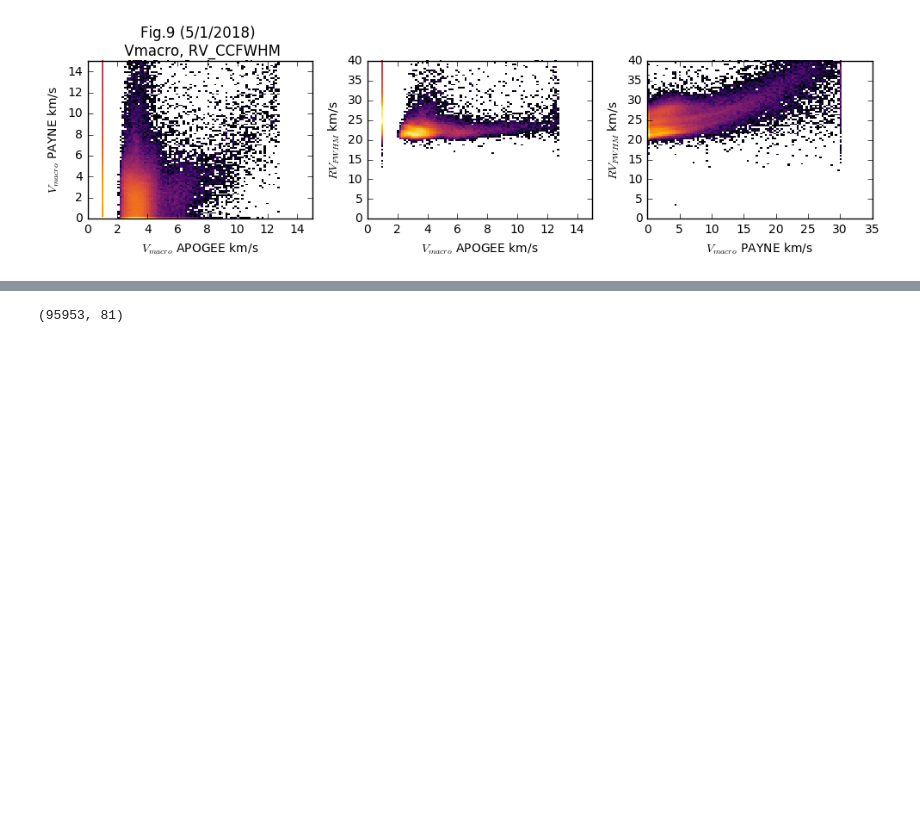
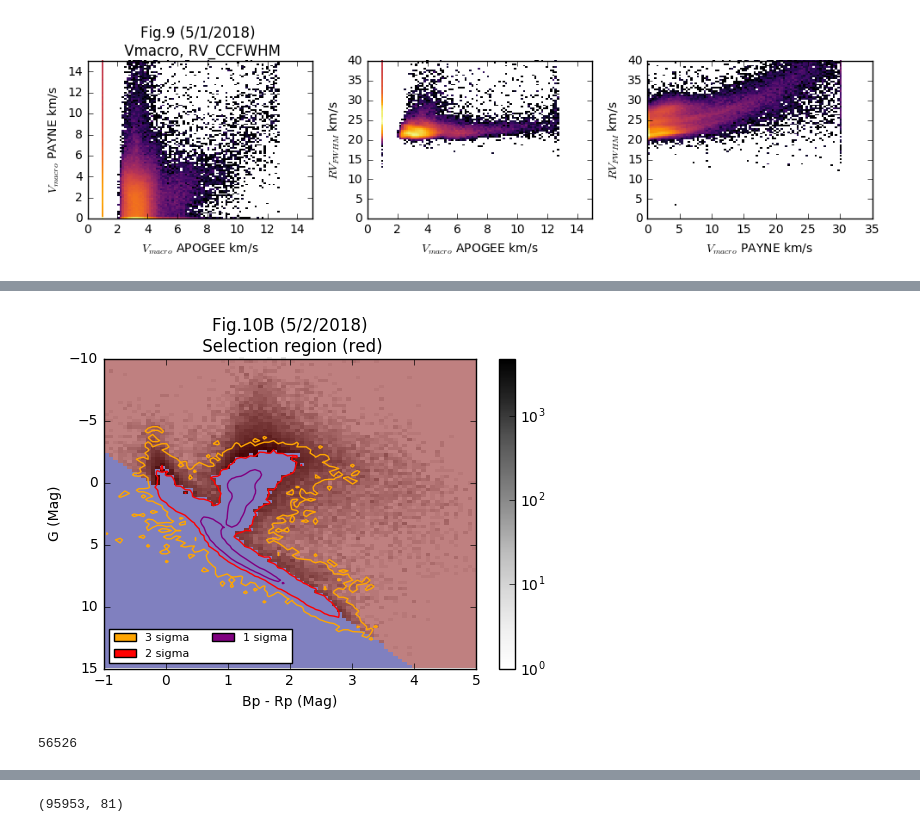
Before and after one commit to liuxx479/MW-BHs, a Jupyter notebook: plot-gaia-match.ipynb, the cells around one changed output, grey strips where cells are left out. Saved outputs shown, nothing was run; the diff lists cells and outputs as text; code cells hidden in the pictures; blank space fills up the shorter version.

Commit message:
select region on CMD to cut

```diff
--- a/plot-gaia-match.ipynb
+++ b/plot-gaia-match.ipynb
@@ -401,3 +411,45 @@ show()
+# %%
+############# cut out the dimmer but outside 2 sigma objects
+color_arr = linspace(-1,5,10)
+Yx = lambda color: 3.5*color+1
+level2=levels[1]
+cells_pass = ones(ihist.shape)
+cells_pass[ihist>level2] = 0
+cells_pass[Yx(X)<Y] = 0
+#ax.plot(color_arr, Yx (color_arr), 'b-')
+test_pass = NearestNDInterpolator(zip(X.flatten(), Y.flatten()), cells_pass.flatten())
+coords_pass = test_pass(zip((Bcorr-Rcorr), Gcorr )).astype(int)
+################
+# %%
+f, ax =subplots(1,1,figsize=(6,4))
+# cb=ax.imshow(ihist.T, norm=mpl.colors.LogNorm(), cmap=mpl.cm.Greys,
+#           interpolation='nearest',aspect='auto',extent=(c0,c1,m0,m1),origin='lower')
+f.colorbar(cb, ax=ax)
+ax.hist2d((Bcorr-Rcorr)[coords_pass>0], Gcorr[coords_pass>0], bins=(bin0, bin1),
+          norm=mpl.colors.LogNorm(), cmap=mpl.cm.Greys)
+ax.contour(X,Y,ihist_smooth, levels=levels,colors=('orange','red','purple'))
+ax.set_xlim(c0,c1)
+ax.set_ylim(m0,m1)
+proxy=[plt.Rectangle((0,0),1,1,ec=None, fc=icolor) for icolor in ('orange','red','purple')]
+
+ilabels=['3 sigma', '2 sigma', '1 sigma', '$V_{mac}^{payne}$>%ikm/s'%(vmac_min),'AEN>%.1f'%(AEN_min), '$V_{mac}$+AEN']
+ax.legend(proxy, ilabels,loc=3,fontsize=8,ncol=2)
+
+ax.imshow(cells_pass.T, interpolation='nearest',aspect='auto',extent=(c0,c1,m0,m1),origin='lower',alpha=0.5)
+
+#ax.legend(frameon=1,loc=0,fontsize=10)
+ax.invert_yaxis()
+ax.set_xlabel('Bp - Rp (Mag)')
+ax.set_ylabel('G (Mag)')
+ax.set_title('Fig.10B (5/2/2018)\n Selection region (red)')
+
+show()
+# %% [output]
+[figure, added]
+# %%
+sum(coords_pass)
+# %% [output]
+56526
 # %%
 f, ((ax1,ax2),(ax3,ax4))=subplots(2,2,figsize=(8,6))
 
```
Also changed, not shown: parts of 3 cells of this notebook.
